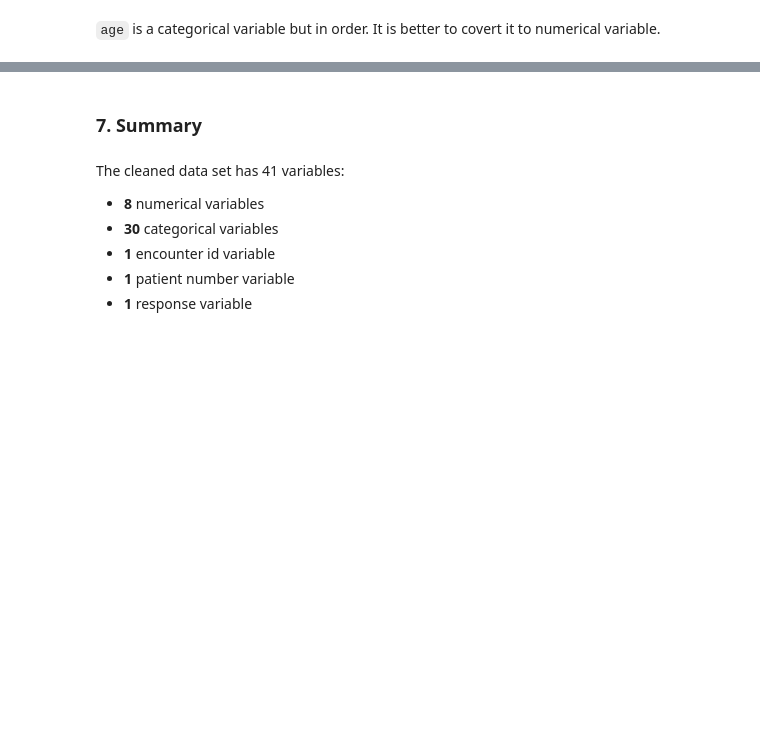
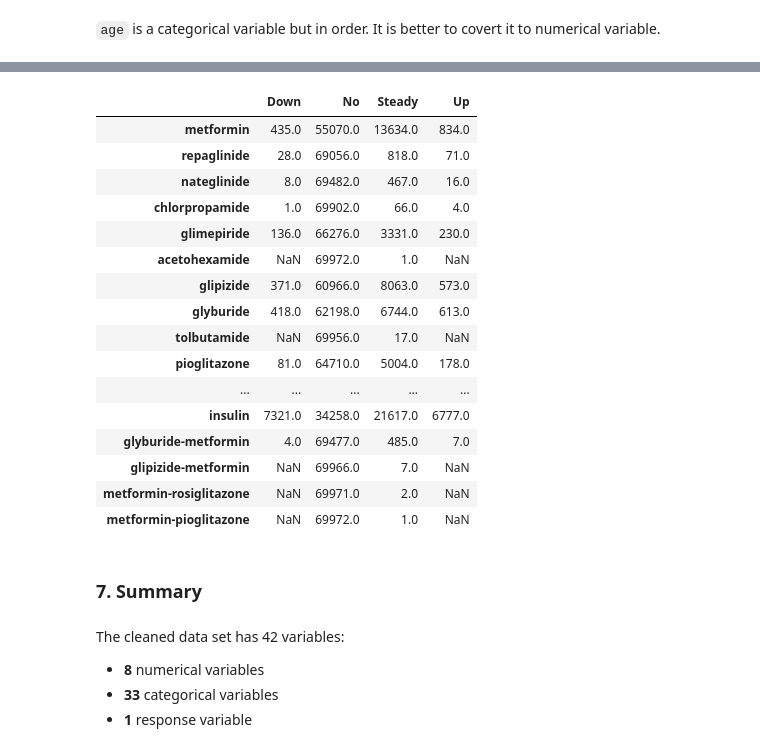
Before and after one commit to hwdsda/Springboard_Capstone1_diabetes_readmission_prediction, a Jupyter notebook: 2_Data_Wrangling.ipynb, the cells around one changed output, grey strips where cells are left out. Cells and saved outputs as stored; diff of their text form; code cells hidden in the pictures; blank space fills up the shorter version.

```diff
--- a/2_Data_Wrangling.ipynb
+++ b/2_Data_Wrangling.ipynb
@@ -240,0 +264,18 @@ pd.concat(map(get_cat_levels, vars_cat)).sort_values(by=['Levels'], ascending=Fa
+# %%
+df.loc[df['diag_1'].str.contains('V', na=False), ['diag_1']] = 0
+df.loc[df['diag_1'].str.contains('E', na=False), ['diag_1']] = 0
+df['diag_1'] = df['diag_1'].astype(float)
+df.diag_1 = df.diag_1.apply(replace_diag)
+print(df.diag_1.value_counts(), '\n')
+
+df.loc[df['diag_2'].str.contains('V', na=False), ['diag_2']] = 0
+df.loc[df['diag_2'].str.contains('E', na=False), ['diag_2']] = 0
+df['diag_2'] = df['diag_2'].astype(float)
+df.diag_2 = df.diag_2.apply(replace_diag)
+print(df.diag_2.value_counts(), '\n')
+
+df.loc[df['diag_3'].str.contains('V', na=False), ['diag_3']] = 0
+df.loc[df['diag_3'].str.contains('E', na=False), ['diag_3']] = 0
+df['diag_3'] = df['diag_3'].astype(float)
+df.diag_3 = df.diag_3.apply(replace_diag)
+print(df.diag_3.value_counts())
@@ -241,6 +300,6 @@ pd.concat(map(get_cat_levels, vars_cat)).sort_values(by=['Levels'], ascending=Fa
 # %%
-# drop variables with only 1 level and variables with > 50 levels
-df.drop(['diag_1', 'diag_2', 'diag_3', 'citoglipton', 'glimepiride-pioglitazone', 'examide'], axis=1, inplace=True)
+# drop variables with only 1 level
+df.drop(['citoglipton', 'glimepiride-pioglitazone', 'examide'], axis=1, inplace=True)
 # %%
 vars_cat = list(df.columns.values[(df.dtypes == 'object').values])[:-1]
 len(vars_cat) # number of categorical variables, don't count on LABEL
@@ -249,3 +308,6 @@ len(vars_cat) # number of categorical variables, don't count on LABEL
+# %%
+# drop encounter_id and patient_nbr, they are unique now for idenfication
+df.drop(['encounter_id', 'patient_nbr'], axis=1, inplace=True)
 # %%
 df.shape
 # %% [output]
@@ -253,11 +315,31 @@ df.shape
+# %%
+# Count for each value in medication columns
+med_col = df.iloc[:,19:39].apply(pd.value_counts).T
+med_col
+# %% [output]
+|  | Down | No | Steady | Up |
+| metformin | 435.0 | 55070.0 | 13634.0 | 834.0 |
+| repaglinide | 28.0 | 69056.0 | 818.0 | 71.0 |
+| nateglinide | 8.0 | 69482.0 | 467.0 | 16.0 |
+| chlorpropamide | 1.0 | 69902.0 | 66.0 | 4.0 |
+| glimepiride | 136.0 | 66276.0 | 3331.0 | 230.0 |
+| acetohexamide | NaN | 69972.0 | 1.0 | NaN |
+| glipizide | 371.0 | 60966.0 | 8063.0 | 573.0 |
+| glyburide | 418.0 | 62198.0 | 6744.0 | 613.0 |
+| tolbutamide | NaN | 69956.0 | 17.0 | NaN |
+| pioglitazone | 81.0 | 64710.0 | 5004.0 | 178.0 |
+| ... | ... | ... | ... | ... |
+| insulin | 7321.0 | 34258.0 | 21617.0 | 6777.0 |
+| glyburide-metformin | 4.0 | 69477.0 | 485.0 | 7.0 |
+| glipizide-metformin | NaN | 69966.0 | 7.0 | NaN |
+| metformin-rosiglitazone | NaN | 69971.0 | 2.0 | NaN |
+| metformin-pioglitazone | NaN | 69972.0 | 1.0 | NaN |
 # %% [markdown]
 ### 7. Summary
 # %% [markdown]
-The cleaned data set has 41 variables:
+The cleaned data set has 42 variables:
  - **8** numerical variables
- - **30** categorical variables
- - **1** encounter id variable
- - **1** patient number variable
+ - **33** categorical variables
  - **1** response variable
 # %%
 file_name = 'data/diabetic_data_clean.csv'
```
Also changed, not shown: parts of 14 cells of this notebook, 1 other file.
